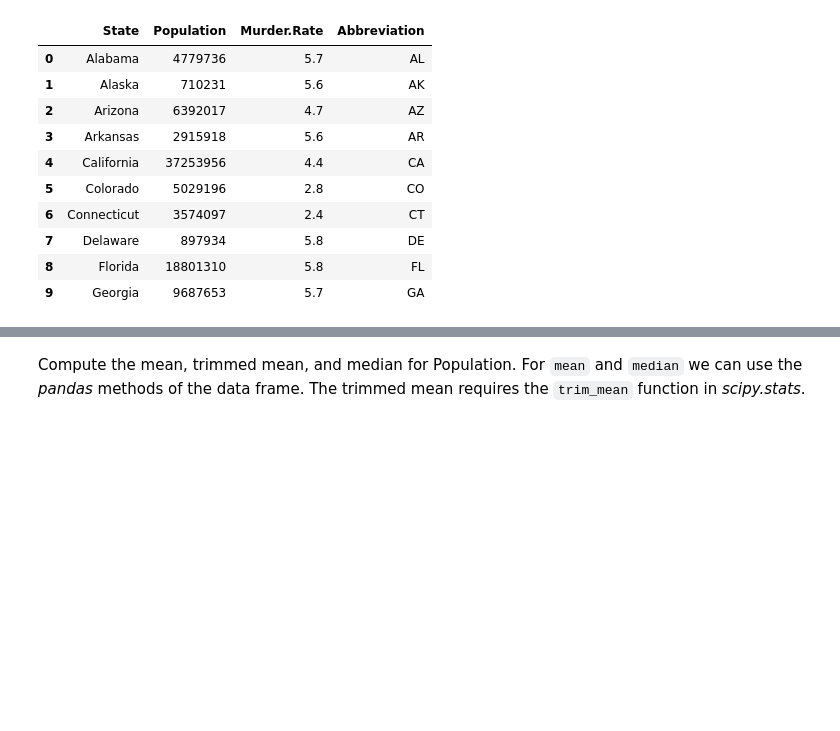
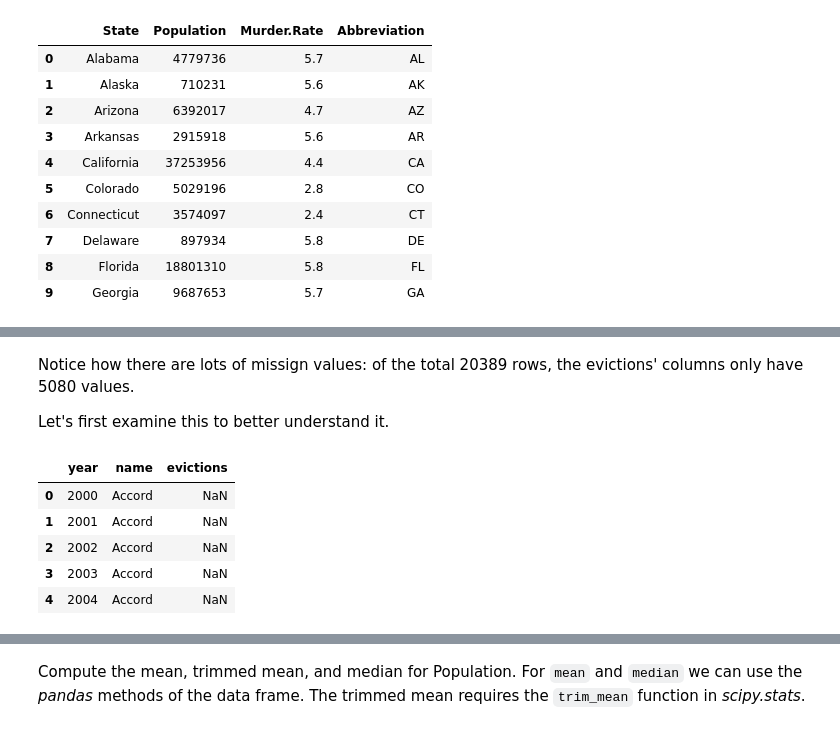
Before and after one commit to tgm00re/3844f23-writing-digital-media, a Jupyter notebook: book/03-Pandas-Data-Analysis/05-Pandas-EDA-Overview-Practical-Stats.ipynb, the cells around one changed output, grey strips where cells are left out. Drawn from its saved outputs; the diff is of its cells as text; code cells hidden in the pictures; blank space fills up the shorter version.

```diff
--- a/book/03-Pandas-Data-Analysis/05-Pandas-EDA-Overview-Practical-Stats.ipynb
+++ b/book/03-Pandas-Data-Analysis/05-Pandas-EDA-Overview-Practical-Stats.ipynb
@@ -23,3 +50,5 @@ import matplotlib
 import matplotlib.pyplot as plt
 %matplotlib inline
 sns.set(color_codes=True)
+
+pd.options.display.max_rows = 100
@@ -74,0 +115,14 @@ state.head(10)
+# %% [markdown]
+Notice how there are lots of missign values: of the total 20389 rows, the evictions' columns only have 5080 values.
+
+Let's first examine this to better understand it.
+# %%
+# Look at some null evictions
+df_ny_state_city_evictions.loc[df_ny_state_city_evictions['evictions'].isna()][['year','name','evictions']].head()
+# %% [output]
+|  | year | name | evictions |
+| 0 | 2000 | Accord | NaN |
+| 1 | 2001 | Accord | NaN |
+| 2 | 2002 | Accord | NaN |
+| 3 | 2003 | Accord | NaN |
+| 4 | 2004 | Accord | NaN |
```
Also changed, not shown: parts of 49 cells of this notebook, 2 other files.
